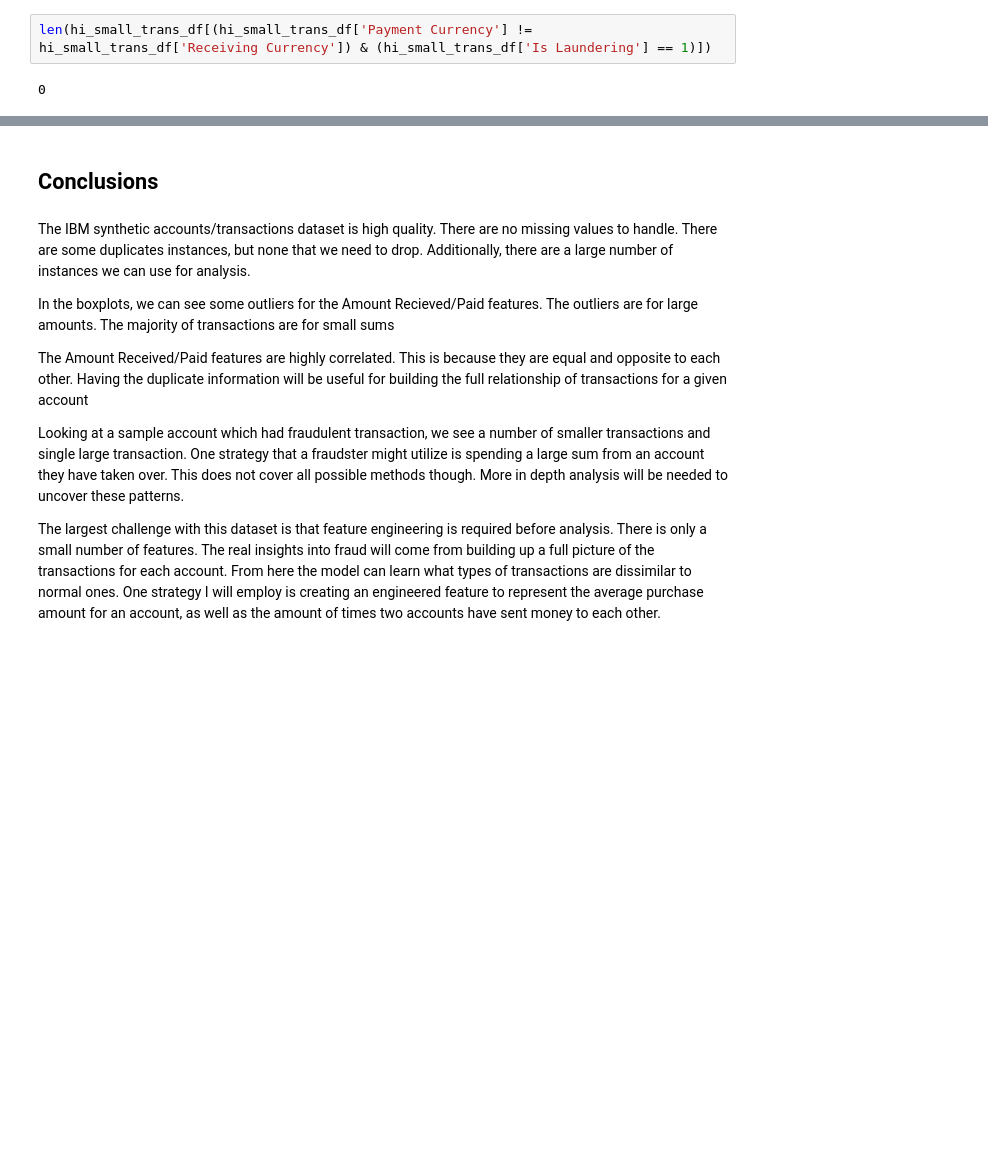
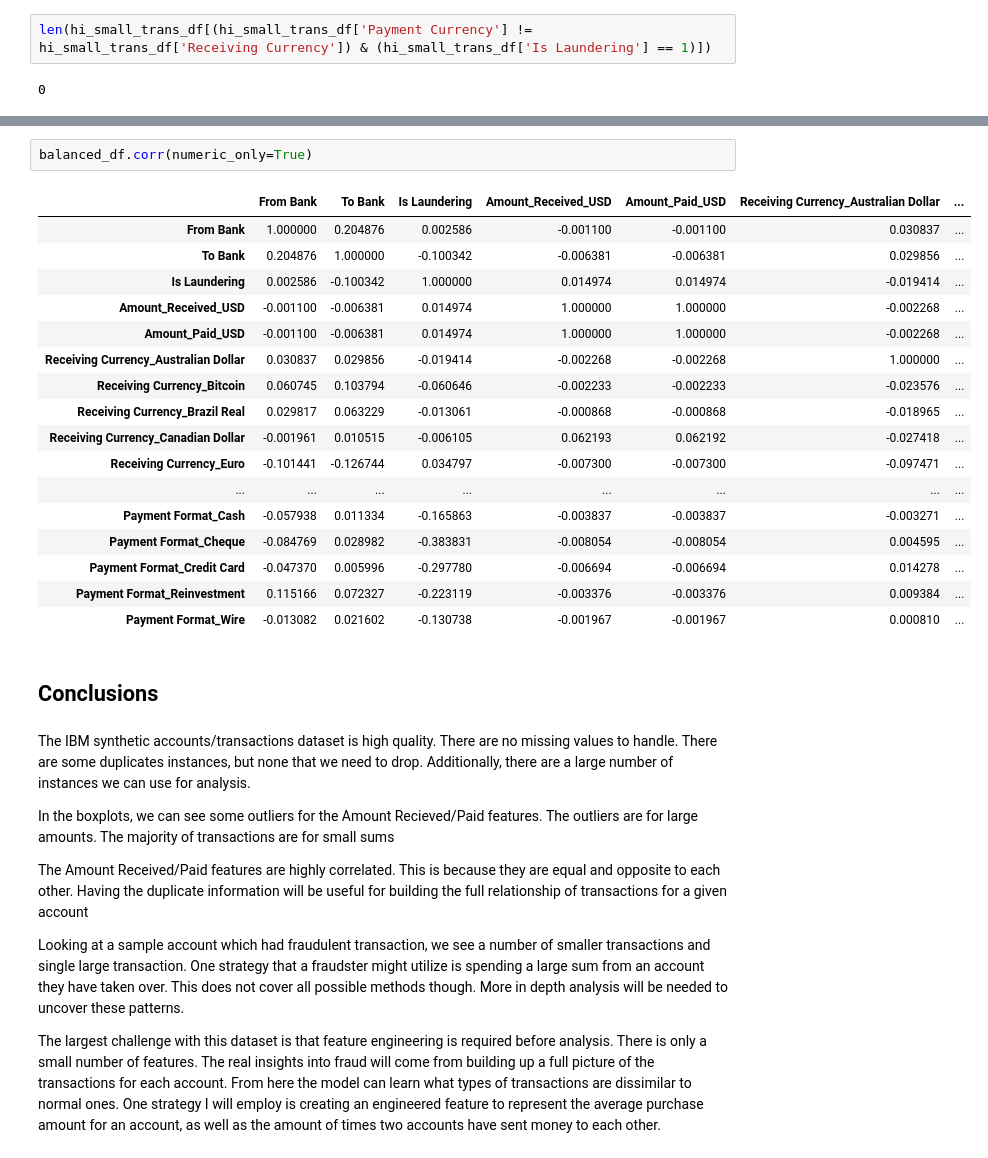
Before and after one commit to calebhadley1/Module-B-semester-2, a Jupyter notebook: Milestone 3 EDA/ibm_eda.ipynb, the cells around one changed output, grey strips where cells are left out. Cells and saved outputs as stored; diff of their text form; blank space fills up the shorter version.

```diff
--- a/Milestone 3 EDA/ibm_eda.ipynb
+++ b/Milestone 3 EDA/ibm_eda.ipynb
@@ -759,3 +899,23 @@ len(hi_small_trans_df[(hi_small_trans_df['Payment Currency'] != hi_small_trans_d
+# %%
+balanced_df.corr(numeric_only=True)
+# %% [output]
+|  | From Bank | To Bank | Is Laundering | Amount_Received_USD | Amount_Paid_USD | Receiving Currency_Australian Dollar | ... |
+| From Bank | 1.000000 | 0.204876 | 0.002586 | -0.001100 | -0.001100 | 0.030837 | ... |
+| To Bank | 0.204876 | 1.000000 | -0.100342 | -0.006381 | -0.006381 | 0.029856 | ... |
+| Is Laundering | 0.002586 | -0.100342 | 1.000000 | 0.014974 | 0.014974 | -0.019414 | ... |
+| Amount_Received_USD | -0.001100 | -0.006381 | 0.014974 | 1.000000 | 1.000000 | -0.002268 | ... |
+| Amount_Paid_USD | -0.001100 | -0.006381 | 0.014974 | 1.000000 | 1.000000 | -0.002268 | ... |
+| Receiving Currency_Australian Dollar | 0.030837 | 0.029856 | -0.019414 | -0.002268 | -0.002268 | 1.000000 | ... |
+| Receiving Currency_Bitcoin | 0.060745 | 0.103794 | -0.060646 | -0.002233 | -0.002233 | -0.023576 | ... |
+| Receiving Currency_Brazil Real | 0.029817 | 0.063229 | -0.013061 | -0.000868 | -0.000868 | -0.018965 | ... |
+| Receiving Currency_Canadian Dollar | -0.001961 | 0.010515 | -0.006105 | 0.062193 | 0.062192 | -0.027418 | ... |
+| Receiving Currency_Euro | -0.101441 | -0.126744 | 0.034797 | -0.007300 | -0.007300 | -0.097471 | ... |
+| ... | ... | ... | ... | ... | ... | ... | ... |
+| Payment Format_Cash | -0.057938 | 0.011334 | -0.165863 | -0.003837 | -0.003837 | -0.003271 | ... |
+| Payment Format_Cheque | -0.084769 | 0.028982 | -0.383831 | -0.008054 | -0.008054 | 0.004595 | ... |
+| Payment Format_Credit Card | -0.047370 | 0.005996 | -0.297780 | -0.006694 | -0.006694 | 0.014278 | ... |
+| Payment Format_Reinvestment | 0.115166 | 0.072327 | -0.223119 | -0.003376 | -0.003376 | 0.009384 | ... |
+| Payment Format_Wire | -0.013082 | 0.021602 | -0.130738 | -0.001967 | -0.001967 | 0.000810 | ... |
 # %% [markdown]
 ## Conclusions
 # %% [markdown]
```
Also changed, not shown: parts of 11 cells of this notebook, 6 other files.
